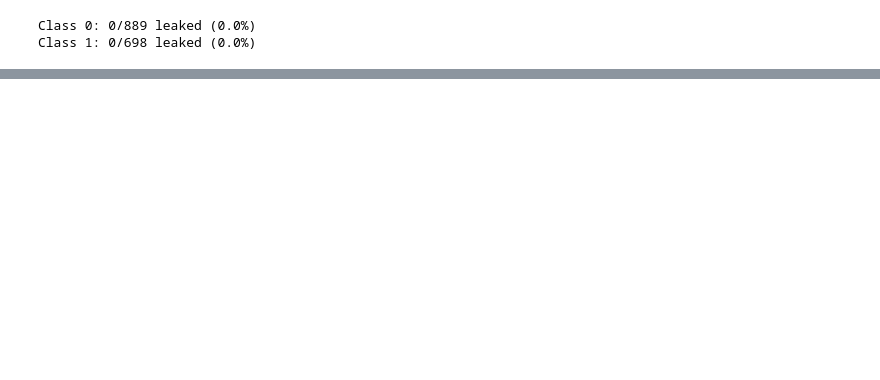
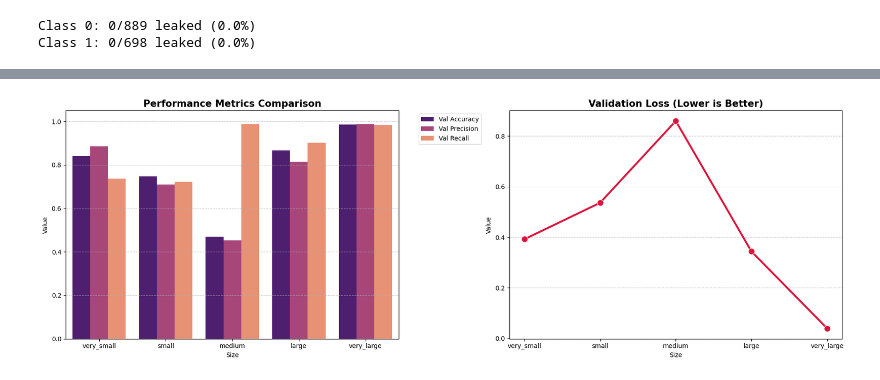
Before and after one commit to JaadTaymani/PHAS0056, a Jupyter notebook: gem.ipynb, the cells around one changed output, grey strips where cells are left out. Drawn from its saved outputs; the diff is of its cells as text; code cells hidden in the pictures; blank space fills up the shorter version.

```diff
--- a/gem.ipynb
+++ b/gem.ipynb
@@ -164,7 +165,7 @@ history = model.fit(
     train_ds,
     epochs=30,
     validation_data=val_ds,
-    class_weight=class_weights,
+    class_weight=None,
     callbacks=callbacks
 )
 # %% [output]
@@ -249,0 +300,12 @@ Class 1: 0/698 leaked (0.0%)
+# %%
+# Assuming you are using binary_focal_loss or standard binary_crossentropy
+my_loss = 'binary_crossentropy'
+my_callbacks = [
+    keras.callbacks.EarlyStopping(monitor='val_loss', patience=7, restore_best_weights=True),
+    keras.callbacks.ReduceLROnPlateau(monitor='val_loss', factor=0.5, patience=3)
+]
+
+all_results = {}
+# Test small vs your current medium vs a large version
+for model_size in ['very_small','small', 'medium', 'large','very_large']:
+    all_results[model_size] = run_binary_experiment(model_size, my_loss, class_weights, my_callbacks)
@@ -249,0 +399,68 @@ Class 1: 0/698 leaked (0.0%)
+# %%
+import pandas as pd
+import seaborn as sns
+import matplotlib.pyplot as plt
+import numpy as np
+
+def plot_model_comparison(results_dict):
+    data = []
+    for size, result in results_dict.items():
+        # Handle the case where the function returned (model, history)
+        if isinstance(result, tuple):
+            history_obj = result[1]
+        else:
+            history_obj = result
+
+        # Get the index of the best val_loss (best model)
+        # Check if the history object is actually the Keras History or just the dict
+        h_dict = history_obj.history if hasattr(history_obj, 'history') else history_obj
+
+        best_epoch = np.argmin(h_dict['val_loss'])
+
+        row = {
+            'Size': size,
+            'Val Accuracy': h_dict['val_accuracy'][best_epoch],
+            'Val Loss': h_dict['val_loss'][best_epoch],
+        }
+
+        # Add precision/recall if they exist (for Binary)
+        if 'val_precision' in h_dict:
+            row['Val Precision'] = h_dict['val_precision'][best_epoch]
+        if 'val_recall' in h_dict:
+            row['Val Recall'] = h_dict['val_recall'][best_epoch]
+
+        data.append(row)
+
+    df = pd.DataFrame(data)
+
+    # Define the order for the X-axis
+    order = ['very_small', 'small', 'medium', 'large', 'very_large']
+    # Filter order to only include sizes actually present in the results
+    actual_order = [s for s in order if s in df['Size'].values]
+    df['Size'] = pd.Categorical(df['Size'], categories=actual_order, ordered=True)
+    df = df.sort_values('Size')
+
+    # Create the "Pretty" Plot
+    df_melted = df.melt(id_vars='Size', var_name='Metric', value_name='Value')
+    df_metrics = df_melted[df_melted['Metric'] != 'Val Loss']
+    df_loss = df_melted[df_melted['Metric'] == 'Val Loss']
+
+    fig, (ax1, ax2) = plt.subplots(1, 2, figsize=(18, 6))
+
+    # Left Plot: Accuracy/Precision/Recall
+    sns.barplot(data=df_metrics, x='Size', y='Value', hue='Metric', ax=ax1, palette='magma')
+    ax1.set_title('Performance Metrics Comparison', fontsize=15, fontweight='bold')
+    ax1.set_ylim(0, 1.05)
+    ax1.legend(bbox_to_anchor=(1.05, 1), loc='upper left')
+    ax1.grid(axis='y', linestyle='--', alpha=0.7)
+
+    # Right Plot: Loss (Lower is better)
+    sns.lineplot(data=df_loss, x='Size', y='Value', marker='o', ax=ax2, color='crimson', linewidth=3, markersize=10)
+    ax2.set_title('Validation Loss (Lower is Better)', fontsize=15, fontweight='bold')
+    ax2.grid(axis='y', linestyle='--', alpha=0.7)
+
+    plt.tight_layout()
+    plt.show()
+plot_model_comparison(all_results)
+# %% [output]
+[figure, added]
```
Also changed, not shown: parts of 5 cells of this notebook, 1 other file.
